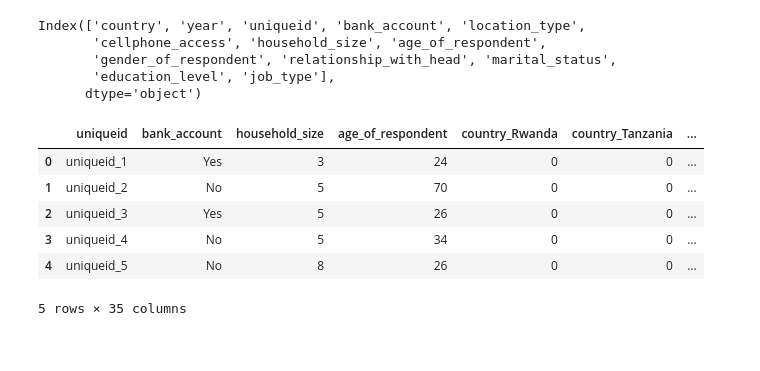
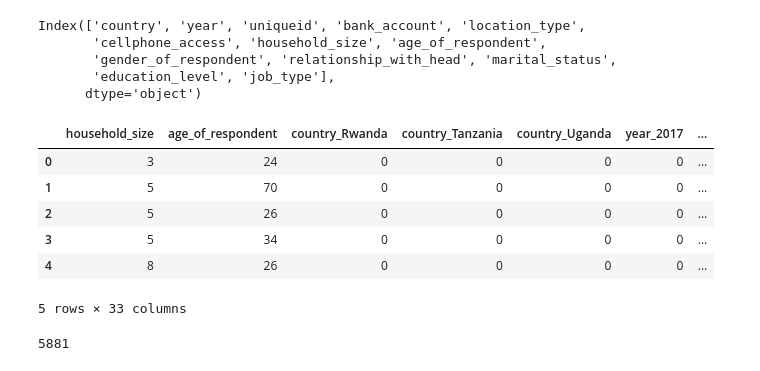
Before and after one commit to Leee-P/ML_project_2, a Jupyter notebook: Leon_workspace.ipynb, the cells around one changed output. Saved outputs shown, nothing was run; the diff lists cells and outputs as text; code cells hidden in the pictures.

```diff
--- a/Leon_workspace.ipynb
+++ b/Leon_workspace.ipynb
@@ -165,6 +213,9 @@ Index(['country', 'year', 'uniqueid', 'bank_account', 'location_type',
        'gender_of_respondent', 'relationship_with_head', 'marital_status',
        'education_level', 'job_type'],
       dtype='object')
+# %%
+y = df.bank_account
+X = df.drop(['bank_account','uniqueid'],axis=1)
 # %%
 #create dummies
 # define list of categorical features
@@ -173,13 +224,13 @@ cat_feat = ['country', 'year',  'location_type',
        'gender_of_respondent', 'relationship_with_head', 'marital_status',
        'education_level', 'job_type']
 # %%
-df_final = pd.get_dummies(df,columns=cat_feat,drop_first=True)
-df_final.head()
+X = pd.get_dummies(X,columns=cat_feat,drop_first=True)
+X.head()
 # %% [output]
-|  | uniqueid | bank_account | household_size | age_of_respondent | country_Rwanda | country_Tanzania | ... |
-| 0 | uniqueid_1 | Yes | 3 | 24 | 0 | 0 | ... |
-| 1 | uniqueid_2 | No | 5 | 70 | 0 | 0 | ... |
-| 2 | uniqueid_3 | Yes | 5 | 26 | 0 | 0 | ... |
-| 3 | uniqueid_4 | No | 5 | 34 | 0 | 0 | ... |
-| 4 | uniqueid_5 | No | 8 | 26 | 0 | 0 | ... |
+|  | household_size | age_of_respondent | country_Rwanda | country_Tanzania | country_Uganda | year_2017 | ... |
+| 0 | 3 | 24 | 0 | 0 | 0 | 0 | ... |
+| 1 | 5 | 70 | 0 | 0 | 0 | 0 | ... |
+| 2 | 5 | 26 | 0 | 0 | 0 | 0 | ... |
+| 3 | 5 | 34 | 0 | 0 | 0 | 0 | ... |
+| 4 | 8 | 26 | 0 | 0 | 0 | 0 | ... |
-5 rows × 35 columns
+5 rows × 33 columns
@@ -185,0 +239,9 @@ df_final.head()
+# %%
+#transform strings to numbers
+from sklearn import preprocessing
+le = preprocessing.LabelEncoder()
+y_train =le.fit_transform(y_train)
+y_test = le.transform(y_test)
+len(y_test)
+# %% [output]
+5881
```
Also changed, not shown: parts of 9 cells of this notebook.
